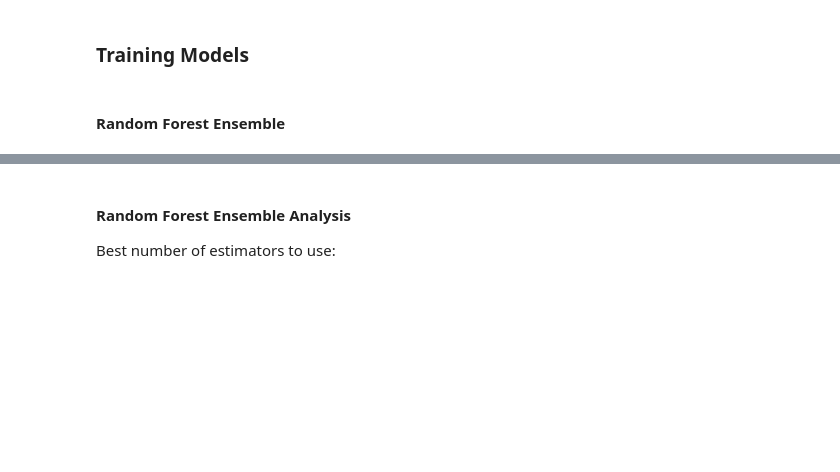
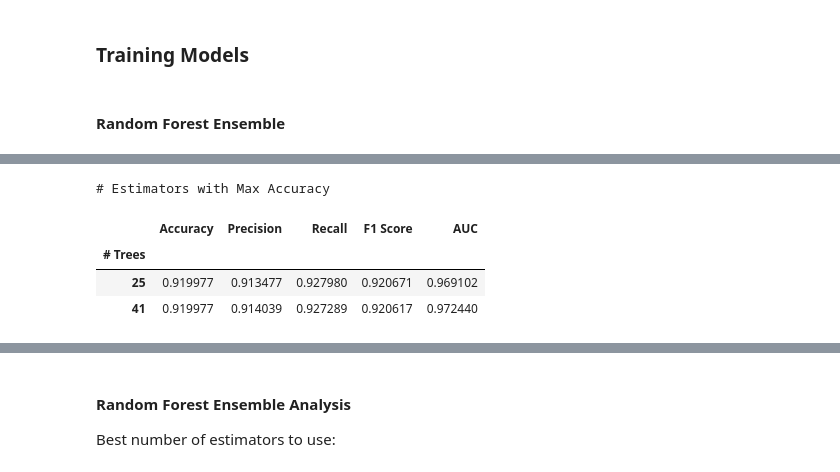
Before and after one commit to sumanasithalam/Top-Charts-Song-Classification, a Jupyter notebook: SongsAnalysis.ipynb, the cells around one changed output, grey strips where cells are left out. Saved outputs shown, nothing was run; the diff lists cells and outputs as text; code cells hidden in the pictures; blank space fills up the shorter version.

```diff
--- a/SongsAnalysis.ipynb
+++ b/SongsAnalysis.ipynb
@@ -477,0 +465,9 @@ Random Forest Classifier Metrics - Test Set
+# %%
+print('# Estimators with Max Accuracy')
+rf_metrics[rf_metrics.Accuracy == rf_metrics.Accuracy.max()]
+# %% [output]
+# Estimators with Max Accuracy
+|  | Accuracy | Precision | Recall | F1 Score | AUC |
+| # Trees |  |  |  |  |  |
+| 25 | 0.919977 | 0.913477 | 0.927980 | 0.920671 | 0.969102 |
+| 41 | 0.919977 | 0.914039 | 0.927289 | 0.920617 | 0.972440 |
```
Also changed, not shown: parts of 27 cells of this notebook, 1 other file.
